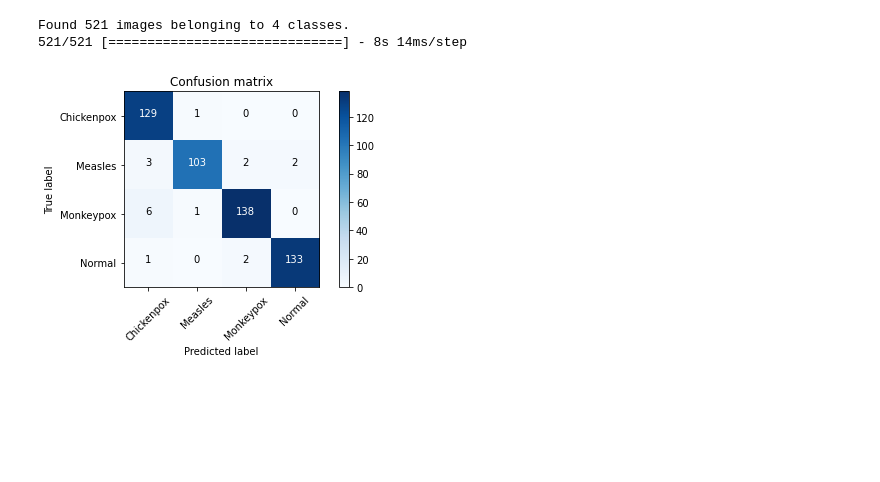
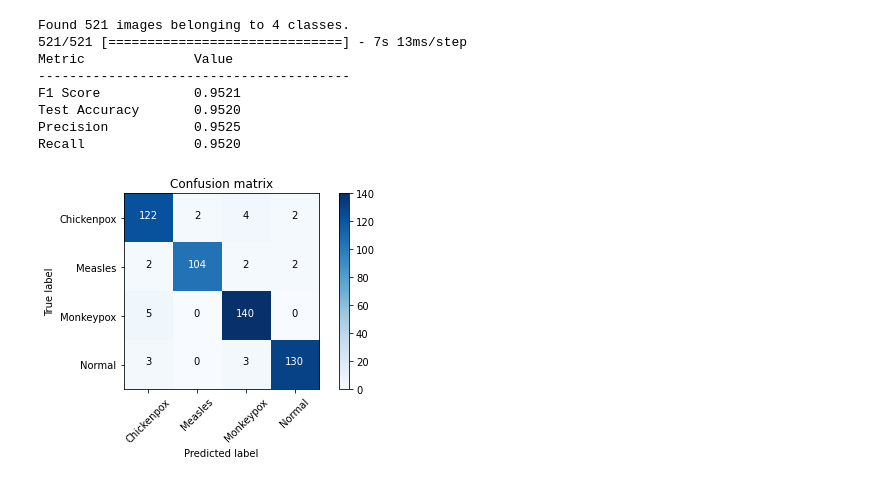
Before and after one commit to felixlopz/monkeypox-detection-app, a Jupyter notebook: mobilenetv2.ipynb, the cells around one changed output. Saved outputs shown, nothing was run; the diff lists cells and outputs as text; code cells hidden in the pictures; blank space fills up the shorter version.

```diff
--- a/mobilenetv2.ipynb
+++ b/mobilenetv2.ipynb
@@ -11,12 +13,12 @@ from sklearn.utils import class_weight
 input_shape = (224, 224, 3)
 num_classes = 4
 batch_size = 32
-epochs = 10
-lr = 0.003
+epochs = 20
+lr = 0.0003
 # %%
 # Set the paths to the training, test and validation data directories
-train_dir = 'data/MSID_US_SP/train'
-val_dir = 'data/MSID_US_SP/val'
+train_dir = 'data/MSID_US_AUG_SP/train'
+val_dir = 'data/MSID_US_AUG_SP/val'
 # %%
 # Create an instance of the ImageDataGenerator class for data augmentation
 train_datagen = ImageDataGenerator(rescale=1./255)
@@ -133,12 +117,31 @@ test_generator = test_datagen.flow_from_directory(
     shuffle= False
 )
 
+
 # Use the test generator to generate predictions
-Y_pred = mobilemiracle.predict(test_generator)
+Y_pred = model.predict(test_generator)
 y_pred = np.argmax(Y_pred, axis=1)
 
 # Get the true labels
 y_true = test_generator.classes
+
+
+# Calculate the evaluation metrics
+f1 = f1_score(y_true, y_pred, average='weighted')
+precision = precision_score(y_true, y_pred, average='weighted')
+recall = recall_score(y_true, y_pred, average='weighted')
+accuracy = accuracy_score(y_true, y_pred)
+
+
+# Define the evaluation metrics
+metrics = ['F1 Score', 'Test Accuracy', 'Precision', 'Recall']
+values = [f1,accuracy, precision, recall]
+
+# Print the metrics in a table format
+print('{:<20s}{:<20s}'.format('Metric', 'Value'))
+print('-' * 40)
+for metric, value in zip(metrics, values):
+    print('{:<20s}{:<20.4f}'.format(metric, value))
 
 # Compute the confusion matrix
 conf_matrix = confusion_matrix(y_true, y_pred)
@@ -146,33 +149,39 @@ conf_matrix = confusion_matrix(y_true, y_pred)
 # Define the class names
 class_names = list(test_generator.class_indices.keys())
 
 # Define a function to plot the confusion matrix
 def plot_confusion_matrix(cm, classes, normalize=False, title='Confusion matrix', cmap=plt.cm.Blues):
     if normalize:
         cm = cm.astype('float') / cm.sum(axis=1)[:, np.newaxis]
 
     plt.imshow(cm, interpolation='nearest', cmap=cmap)
     plt.title(title)
     plt.colorbar()
     tick_marks = np.arange(len(classes))
     plt.xticks(tick_marks, classes, rotation=45)
     plt.yticks(tick_marks, classes)
 
     fmt = '.2f' if normalize else 'd'
     thresh = cm.max() / 2.
     for i, j in itertools.product(range(cm.shape[0]), range(cm.shape[1])):
         plt.text(j, i, format(cm[i, j], fmt), horizontalalignment="center", color="white" if cm[i, j] > thresh else "black")
 
     plt.tight_layout()
     plt.ylabel('True label')
     plt.xlabel('Predicted label')
 
 # Plot the confusion matrix
 plt.figure()
 plot_confusion_matrix(conf_matrix, classes=class_names, normalize=False, title='Confusion matrix')
 plt.show()
 # %% [output]
 Found 521 images belonging to 4 classes.
-521/521 [==============================] - 8s 14ms/step
+521/521 [==============================] - 7s 13ms/step
+Metric              Value
+----------------------------------------
+F1 Score            0.9521
+Test Accuracy       0.9520
+Precision           0.9525
+Recall              0.9520
-[figure, old version]
+[figure, new version]
 # %%
```
Also changed, not shown: parts of 8 cells of this notebook, 11 other files.
